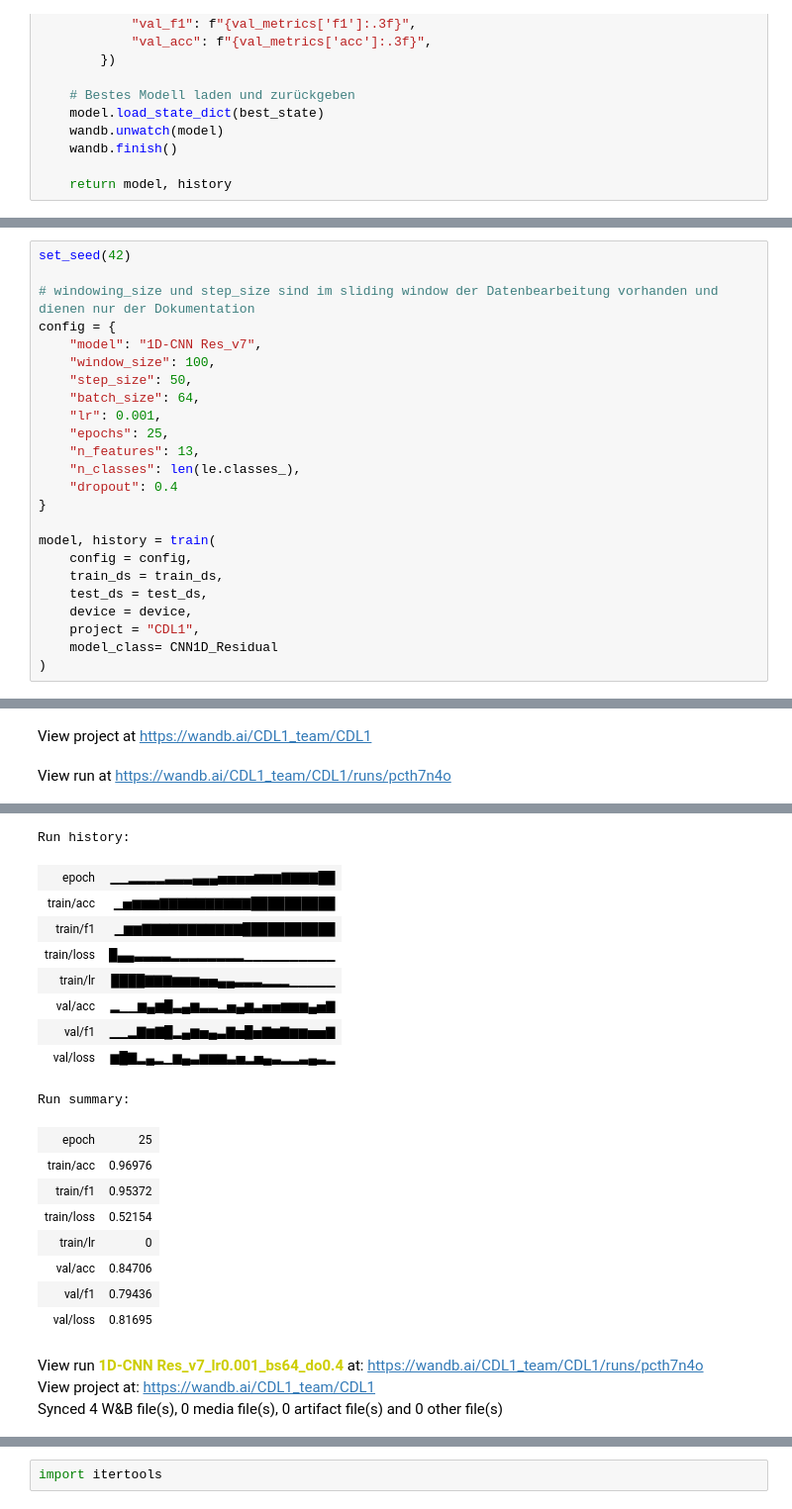
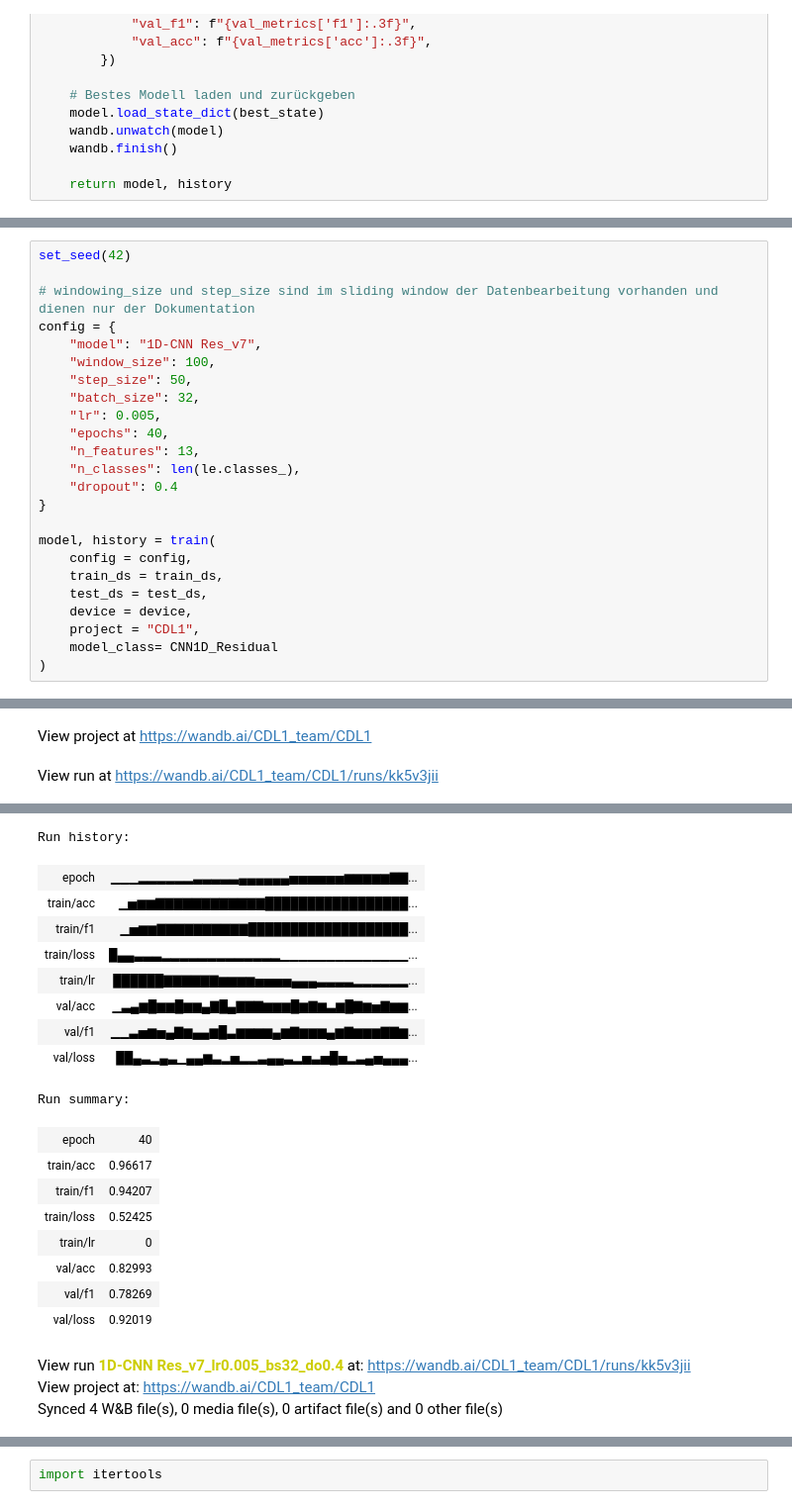
Before and after one commit to raphaelschuepbach/Sensor-based-Activity-Recognition, a Jupyter notebook: Model_Notebooks/Deep_Learning.ipynb, the cells around one changed output, grey strips where cells are left out. Shown at 99% size. Cells and saved outputs as stored; diff of their text form.

```diff
--- a/Model_Notebooks/Deep_Learning.ipynb
+++ b/Model_Notebooks/Deep_Learning.ipynb
@@ -409,9 +566,9 @@ config = {
     "model": "1D-CNN Res_v7",
     "window_size": 100,
     "step_size": 50,
-    "batch_size": 64,
-    "lr": 0.001,
-    "epochs": 25,
+    "batch_size": 32,
+    "lr": 0.005,
+    "epochs": 40,
     "n_features": 13,
     "n_classes": len(le.classes_),
     "dropout": 0.4
@@ -433,24 +590,24 @@ Syncing run 1D-CNN Res_v7_lr0.001_bs64_do0.4 to Weights & Biases (docs)
 View project at https://wandb.ai/CDL1_team/CDL1
-View run at https://wandb.ai/CDL1_team/CDL1/runs/pcth7n4o
+View run at https://wandb.ai/CDL1_team/CDL1/runs/kk5v3jii
 [interactive output not drawn]
 Run history:
-| epoch | ▁▁▂▂▂▂▃▃▃▄▄▄▅▅▅▅▆▆▆▇▇▇▇██ |
-| train/acc | ▁▅▆▆▆▇▇▇▇▇▇▇▇▇▇██████████ |
-| train/f1 | ▁▆▆▇▇▇▇▇▇▇▇▇▇▇███████████ |
-| train/loss | █▄▄▃▃▃▃▂▂▂▂▂▂▂▂▁▁▁▁▁▁▁▁▁▁ |
-| train/lr | ████▇▇▇▆▆▆▅▅▄▄▃▃▃▂▂▂▁▁▁▁▁ |
-| val/acc | ▂▁▁▆▄▆█▃▄▆▃▃▂▅▄▆▃▅▅▆▆▆▄▅▇ |
-| val/f1 | ▁▁▂▇▆▇█▂▄▆▅▄▃▇▅█▅▇▆▇▆▆▅▅▇ |
-| val/loss | ▆█▇▂▄▂▁▆▄▃▆▆▆▃▅▂▅▄▃▂▂▃▄▃▂ |
+| epoch | ▁▁▁▂▂▂▂▂▂▃▃▃▃▃▄▄▄▄▄▄▅▅▅▅▅▅▆▆▆▆▆▇▇... |
+| train/acc | ▁▅▆▆▇▇▇▇▇▇▇▇▇▇▇▇█████████████████... |
+| train/f1 | ▁▅▆▆▇▇▇▇▇▇▇▇▇▇███████████████████... |
+| train/loss | █▄▄▃▃▃▂▂▂▂▂▂▂▂▂▂▂▂▂▁▁▁▁▁▁▁▁▁▁▁▁▁▁... |
+| train/lr | ██████▇▇▇▇▇▇▆▆▆▆▅▅▅▅▄▄▄▃▃▃▃▂▂▂▂▂▂... |
+| val/acc | ▁▃▄▆█▆▆█▆▆▄▇█▄▇▇▇▆▆▆█▆▇▆▃▆█▇▆▅▇▆▆... |
+| val/f1 | ▁▁▃▅▆▅▄▇▆▄▄▆█▃▆▆▆▆▄▆▇▆▆▆▄▆▇▆▆▆▇▇▆... |
+| val/loss | ██▄▃▂▄▃▁▄▄▆▃▂▅▂▂▃▄▄▃▂▅▃▅█▅▂▃▄▅▄▄▄... |
 Run summary:
-| epoch | 25 |
-| train/acc | 0.96976 |
-| train/f1 | 0.95372 |
-| train/loss | 0.52154 |
+| epoch | 40 |
+| train/acc | 0.96617 |
+| train/f1 | 0.94207 |
+| train/loss | 0.52425 |
 | train/lr | 0 |
-| val/acc | 0.84706 |
-| val/f1 | 0.79436 |
-| val/loss | 0.81695 |
+| val/acc | 0.82993 |
+| val/f1 | 0.78269 |
+| val/loss | 0.92019 |
-View run 1D-CNN Res_v7_lr0.001_bs64_do0.4 at: https://wandb.ai/CDL1_team/CDL1/runs/pcth7n4o
+View run 1D-CNN Res_v7_lr0.005_bs32_do0.4 at: https://wandb.ai/CDL1_team/CDL1/runs/kk5v3jii
 View project at: https://wandb.ai/CDL1_team/CDL1
 Synced 4 W&B file(s), 0 media file(s), 0 artifact file(s) and 0 other file(s)
```
Also changed, not shown: parts of 46 cells of this notebook.
